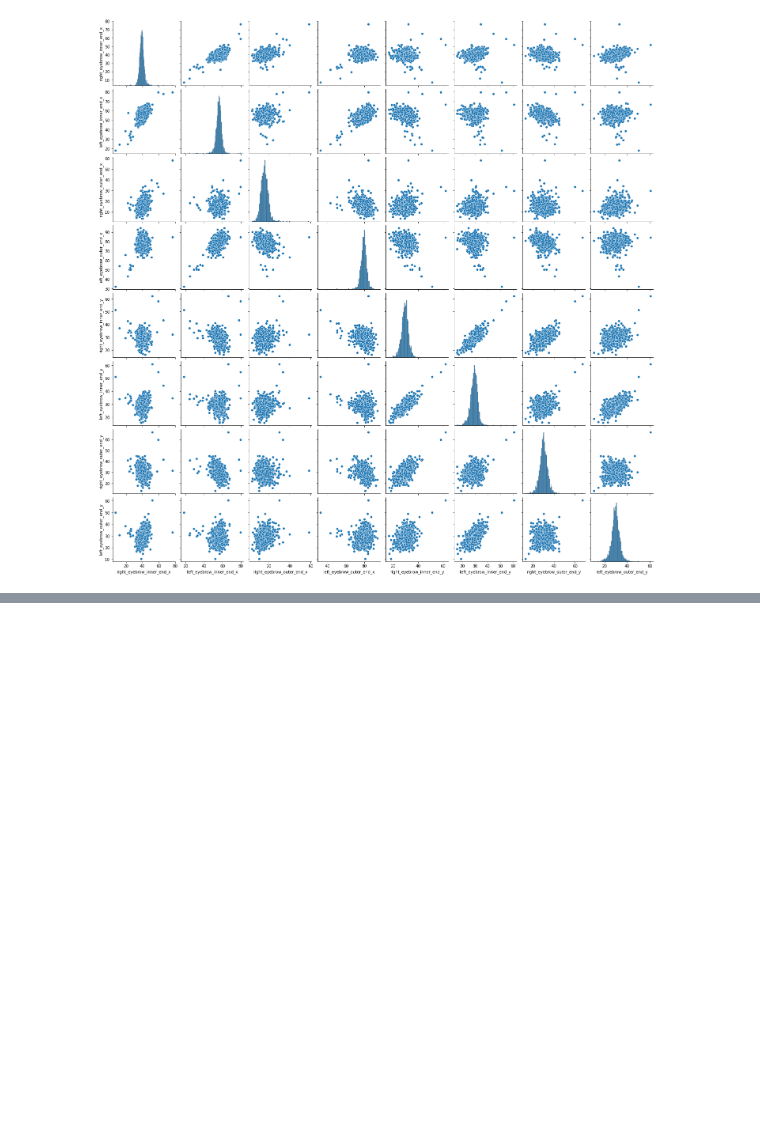
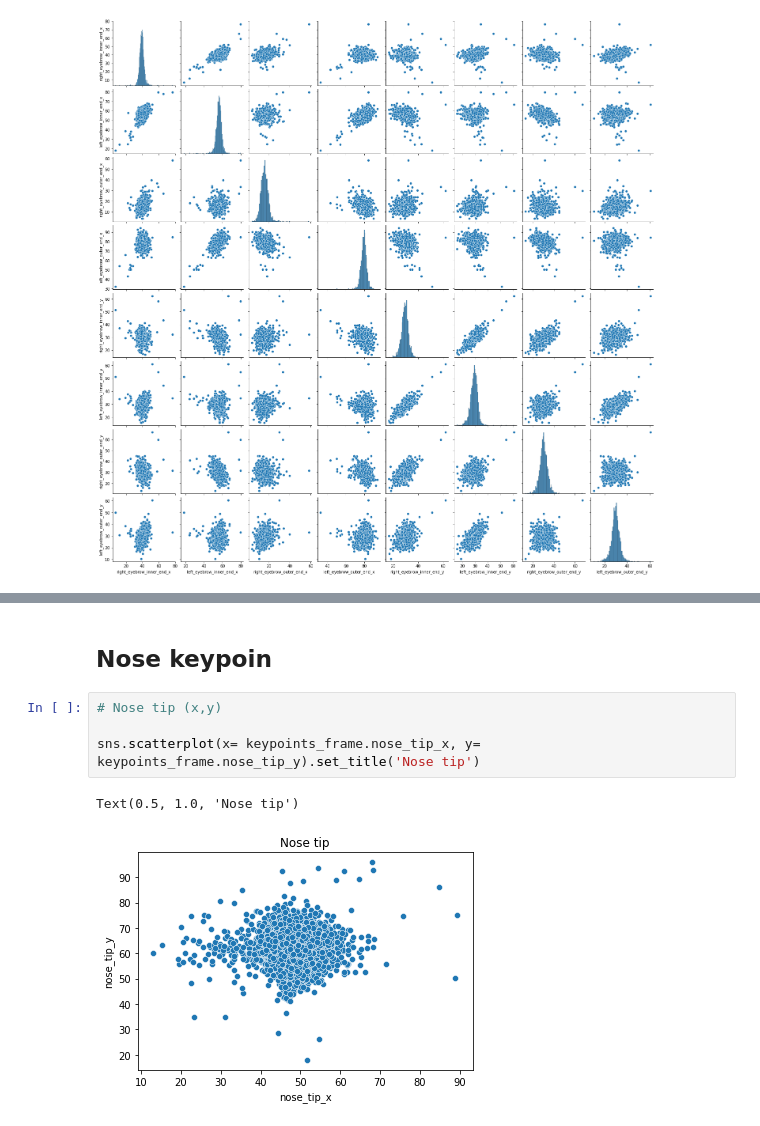
Before and after one commit to ivanshin/Facial_keypoints, a Jupyter notebook: research.ipynb, the cells around one changed output, grey strips where cells are left out. Drawn from its saved outputs; the diff is of its cells as text; blank space fills up the shorter version.

```diff
--- a/research.ipynb
+++ b/research.ipynb
@@ -225,0 +247,9 @@ sns.pairplot(data= keypoints_frame[['right_eyebrow_inner_end_x', 'left_eyebrow_i
+# %% [markdown]
+## Nose keypoin
+# %%
+# Nose tip (x,y)
+
+sns.scatterplot(x= keypoints_frame.nose_tip_x, y= keypoints_frame.nose_tip_y).set_title('Nose tip')
+# %% [output]
+Text(0.5, 1.0, 'Nose tip')
+[figure, added]
```
Also changed, not shown: parts of 6 cells of this notebook.
